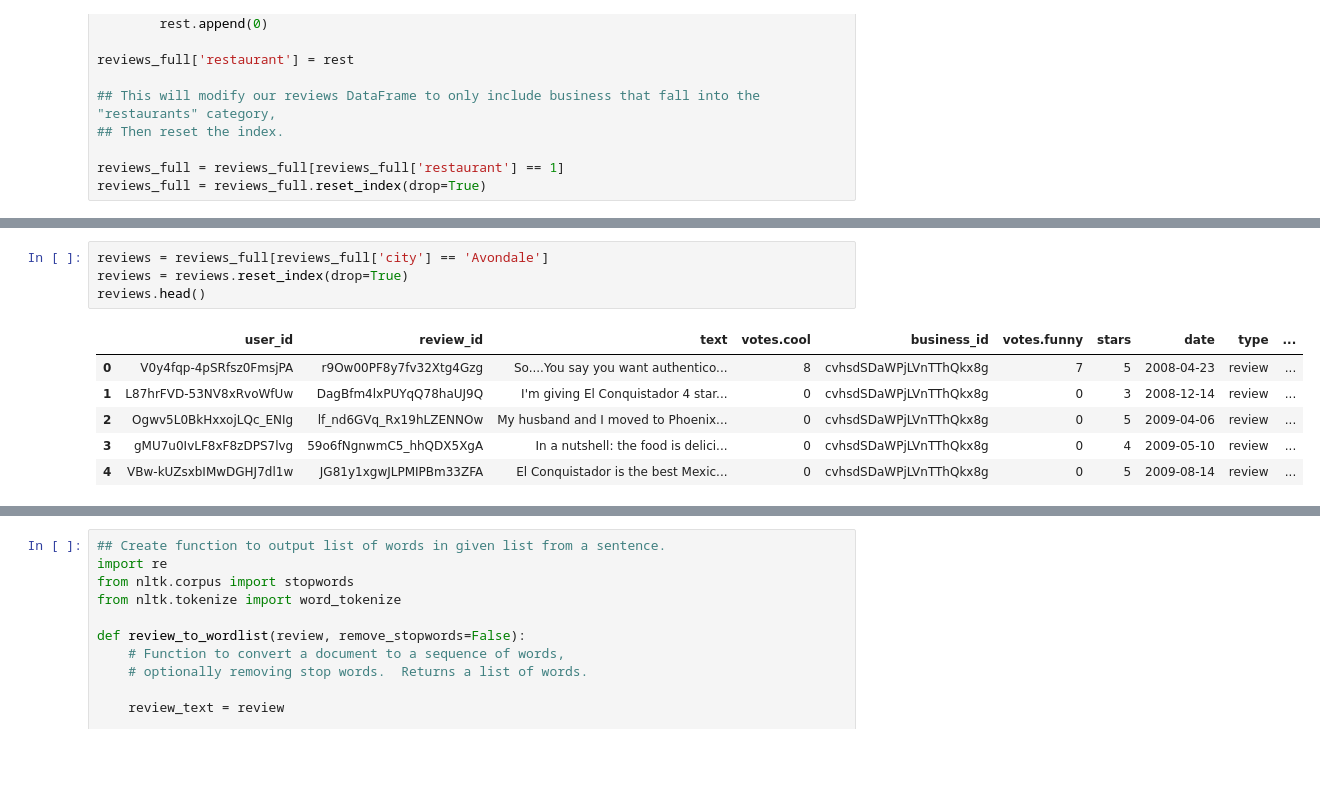
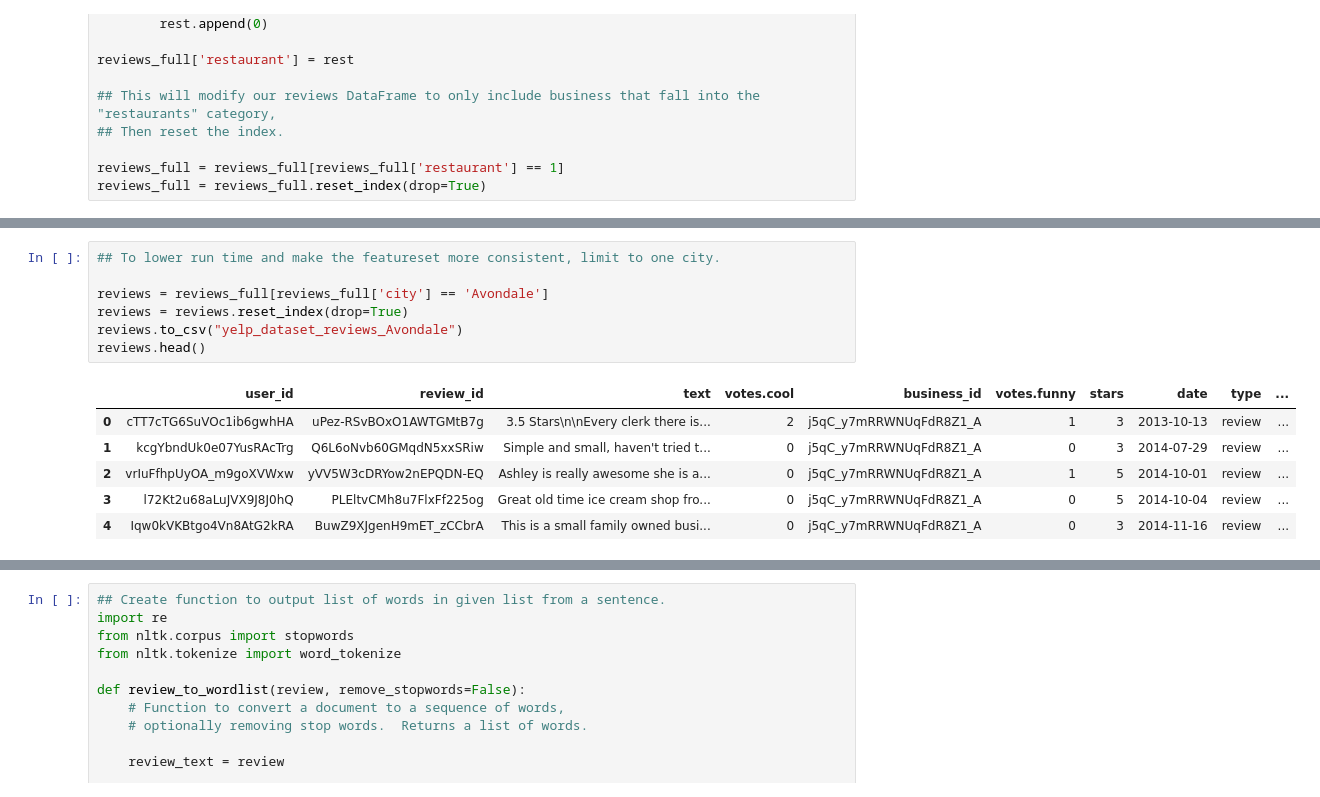
Before and after one commit to samchu8/Final-Project, a Jupyter notebook: Yelp Review Text Analysis - nltk.ipynb, the cells around one changed output, grey strips where cells are left out. Drawn from its saved outputs; the diff is of its cells as text; blank space fills up the shorter version.

```diff
--- a/Yelp Review Text Analysis - nltk.ipynb
+++ b/Yelp Review Text Analysis - nltk.ipynb
@@ -73,14 +73,17 @@ Waterloo             1480
 Concord              1333
 dtype: int64
 # %%
+## To lower run time and make the featureset more consistent, limit to one city.
+
 reviews = reviews_full[reviews_full['city'] == 'Avondale']
 reviews = reviews.reset_index(drop=True)
+reviews.to_csv("yelp_dataset_reviews_Avondale")
 reviews.head()
 # %% [output]
 |  | user_id | review_id | text | votes.cool | business_id | votes.funny | stars | date | type | ... |
-| 0 | V0y4fqp-4pSRfsz0FmsjPA | r9Ow00PF8y7fv32Xtg4Gzg | So....You say you want authentico... | 8 | cvhsdSDaWPjLVnTThQkx8g | 7 | 5 | 2008-04-23 | review | ... |
-| 1 | L87hrFVD-53NV8xRvoWfUw | DagBfm4lxPUYqQ78haUJ9Q | I'm giving El Conquistador 4 star... | 0 | cvhsdSDaWPjLVnTThQkx8g | 0 | 3 | 2008-12-14 | review | ... |
-| 2 | Ogwv5L0BkHxxojLQc_ENIg | lf_nd6GVq_Rx19hLZENNOw | My husband and I moved to Phoenix... | 0 | cvhsdSDaWPjLVnTThQkx8g | 0 | 5 | 2009-04-06 | review | ... |
-| 3 | gMU7u0IvLF8xF8zDPS7lvg | 59o6fNgnwmC5_hhQDX5XgA | In a nutshell: the food is delici... | 0 | cvhsdSDaWPjLVnTThQkx8g | 0 | 4 | 2009-05-10 | review | ... |
-| 4 | VBw-kUZsxbIMwDGHJ7dl1w | JG81y1xgwJLPMIPBm33ZFA | El Conquistador is the best Mexic... | 0 | cvhsdSDaWPjLVnTThQkx8g | 0 | 5 | 2009-08-14 | review | ... |
+| 0 | cTT7cTG6SuVOc1ib6gwhHA | uPez-RSvBOxO1AWTGMtB7g | 3.5 Stars\n\nEvery clerk there is... | 2 | j5qC_y7mRRWNUqFdR8Z1_A | 1 | 3 | 2013-10-13 | review | ... |
+| 1 | kcgYbndUk0e07YusRAcTrg | Q6L6oNvb60GMqdN5xxSRiw | Simple and small, haven't tried t... | 0 | j5qC_y7mRRWNUqFdR8Z1_A | 0 | 3 | 2014-07-29 | review | ... |
+| 2 | vrIuFfhpUyOA_m9goXVWxw | yVV5W3cDRYow2nEPQDN-EQ | Ashley is really awesome she is a... | 0 | j5qC_y7mRRWNUqFdR8Z1_A | 1 | 5 | 2014-10-01 | review | ... |
+| 3 | l72Kt2u68aLuJVX9J8J0hQ | PLEltvCMh8u7FlxFf225og | Great old time ice cream shop fro... | 0 | j5qC_y7mRRWNUqFdR8Z1_A | 0 | 5 | 2014-10-04 | review | ... |
+| 4 | Iqw0kVKBtgo4Vn8AtG2kRA | BuwZ9XJgenH9mET_zCCbrA | This is a small family owned busi... | 0 | j5qC_y7mRRWNUqFdR8Z1_A | 0 | 3 | 2014-11-16 | review | ... |
 # %%
```
Also changed, not shown: parts of 21 cells of this notebook.
